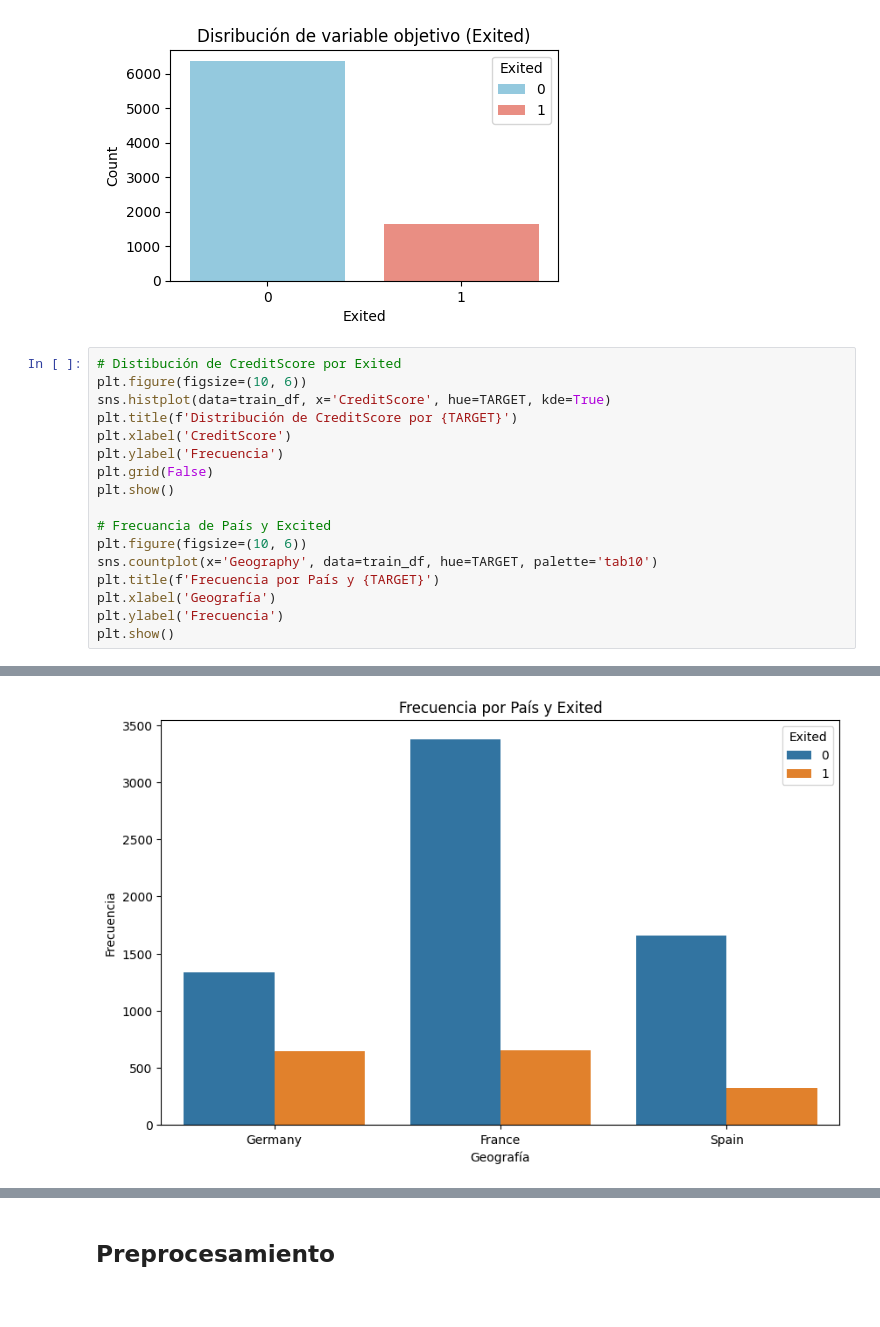
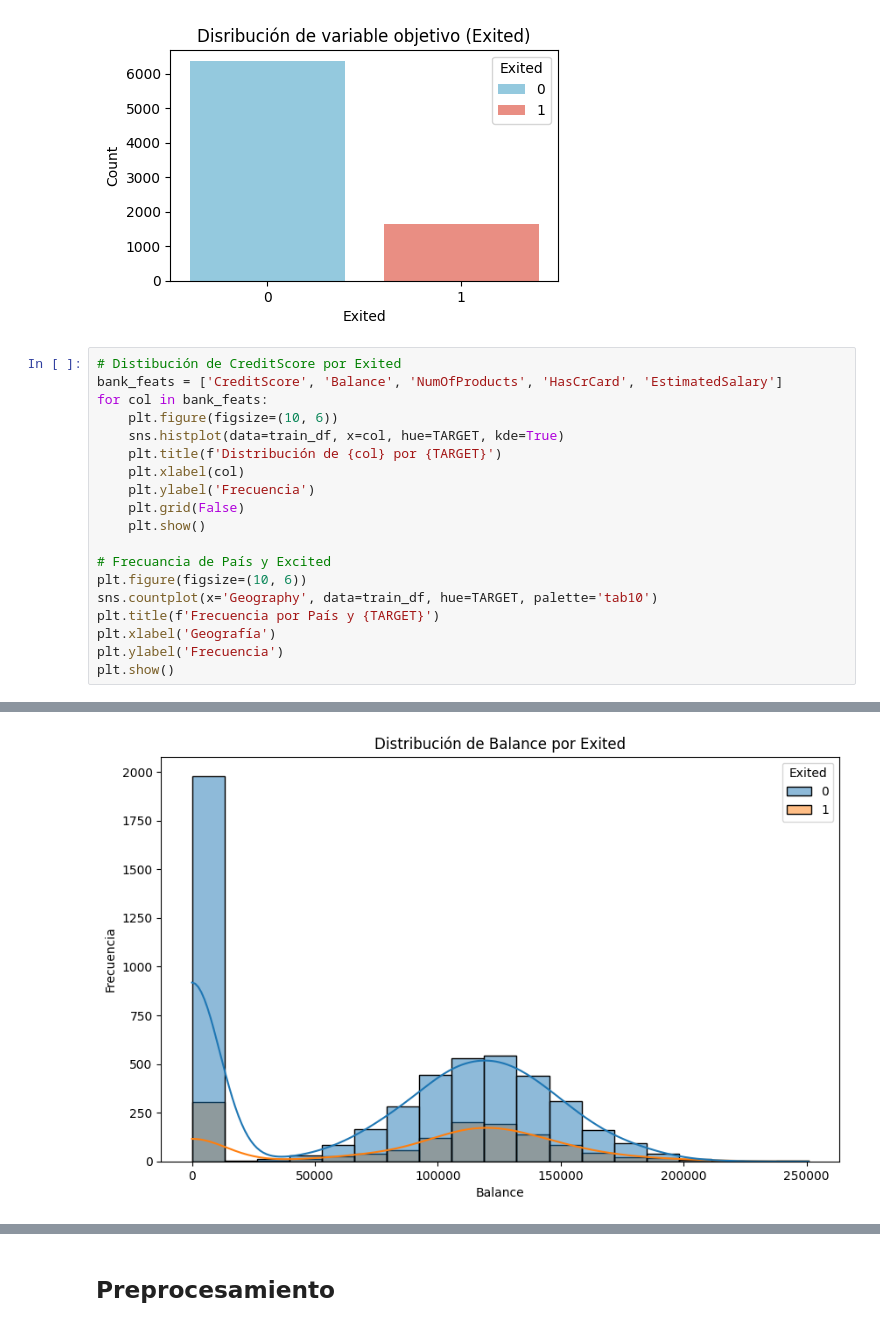
Before and after one commit to Pacatro/client_retention, a Jupyter notebook: client_retention.ipynb, the cells around one changed output, grey strips where cells are left out. Saved outputs shown, nothing was run; the diff lists cells and outputs as text.

```diff
--- a/client_retention.ipynb
+++ b/client_retention.ipynb
@@ -121,21 +121,23 @@ plt.show()
 [figure]
 # %%
 # Distibución de CreditScore por Exited
-plt.figure(figsize=(10, 6))
-sns.histplot(data=train_df, x='CreditScore', hue=TARGET, kde=True)
-plt.title(f'Distribución de CreditScore por {TARGET}')
-plt.xlabel('CreditScore')
-plt.ylabel('Frecuencia')
-plt.grid(False)
-plt.show()
+bank_feats = ['CreditScore', 'Balance', 'NumOfProducts', 'HasCrCard', 'EstimatedSalary']
+for col in bank_feats:
+    plt.figure(figsize=(10, 6))
+    sns.histplot(data=train_df, x=col, hue=TARGET, kde=True)
+    plt.title(f'Distribución de {col} por {TARGET}')
+    plt.xlabel(col)
+    plt.ylabel('Frecuencia')
+    plt.grid(False)
+    plt.show()
 
 # Frecuancia de País y Excited
 plt.figure(figsize=(10, 6))
 sns.countplot(x='Geography', data=train_df, hue=TARGET, palette='tab10')
 plt.title(f'Frecuencia por País y {TARGET}')
 plt.xlabel('Geografía')
 plt.ylabel('Frecuencia')
 plt.show()
 # %% [output]
 [figure]
-[figure, old version]
+[figure, new version]
```
Also changed, not shown: parts of 7 cells of this notebook.
